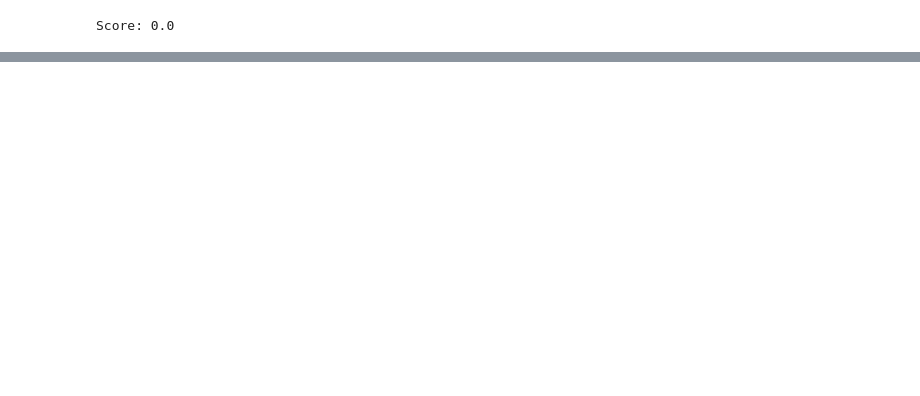
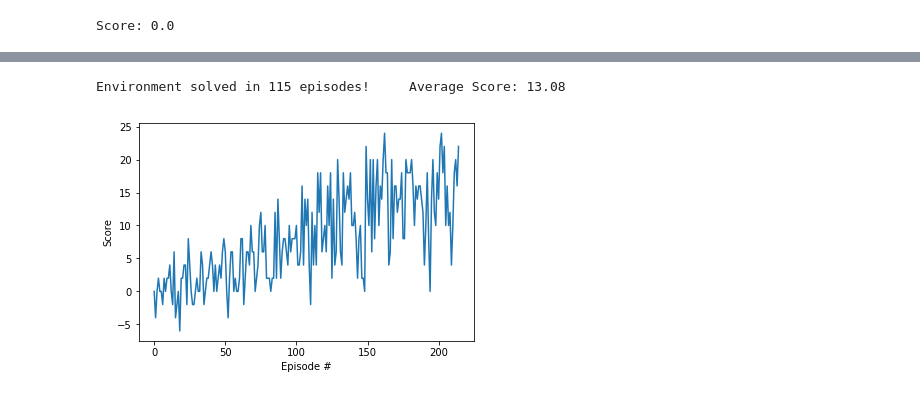
Before and after one commit to yosoufe/DRLND_Navigation_P1, a Jupyter notebook: Navigation.ipynb, the cells around one changed output, grey strips where cells are left out. Drawn from its saved outputs; the diff is of its cells as text; code cells hidden in the pictures; blank space fills up the shorter version.

Commit message:
first trained one

```diff
--- a/Navigation.ipynb
+++ b/Navigation.ipynb
@@ -29,5 +36,5 @@ env = UnityEnvironment(file_name="Banana.app")
 # %%
-env = UnityEnvironment(file_name="../Banana_Linux/Banana.x86_64")
+env = UnityEnvironment(file_name="../Banana_Linux/Banana.x86_64", no_graphics=True)
 # %% [output]
 INFO:unityagents:
 'Academy' started successfully!
@@ -101,9 +121,15 @@ Of course, as part of the project, you'll have to change the code so that the ag
 # %%
-env_info = env.reset(train_mode=False)[brain_name] # reset the environment
+from dqn_agent import Agent
+
+agent = Agent(state_size=37, action_size=4, seed=0)
+
+env_info = env.reset(train_mode=True)[brain_name] # reset the environment
 state = env_info.vector_observations[0]            # get the current state
 score = 0                                          # initialize the score
-while True:
-    action = np.random.randint(action_size)        # select an action
+
+for j in range(10):
+    # print("\rstate: {} {}".format(state.tolist(), " "*100), end=" ")
+    action = agent.act(state)        # select an action
     env_info = env.step(action)[brain_name]        # send the action to the environment
     next_state = env_info.vector_observations[0]   # get the next state
     reward = env_info.rewards[0]                   # get the reward
@@ -129,0 +145,60 @@ env_info = env.reset(train_mode=True)[brain_name]
+# %%
+def dqn(n_episodes=500, max_t=500, eps_start=1.0, eps_end=0.001, eps_decay=0.995):
+    """Deep Q-Learning.
+
+    Params
+    ======
+        n_episodes (int): maximum number of training episodes
+        max_t (int): maximum number of timesteps per episode
+        eps_start (float): starting value of epsilon, for epsilon-greedy action selection
+        eps_end (float): minimum value of epsilon
+        eps_decay (float): multiplicative factor (per episode) for decreasing epsilon
+    """
+    scores = []                        # list containing scores from each episode
+    scores_window = deque(maxlen=100)  # last 100 scores
+    eps = eps_start                    # initialize epsilon
+
+
+    tqm = trange(1, n_episodes+1, desc='Episode 0\tAverage Score: 0.00', leave=True) #
+    for i_episode in tqm: # range(1, n_episodes+1)
+        env_info = env.reset(train_mode=True)[brain_name] # reset the environment
+        state = env_info.vector_observations[0]            # get the current state
+        score = 0
+        sum_reward = 0
+        for t in range(max_t):
+            action = agent.act(state, eps)
+            env_info = env.step(action)[brain_name]
+
+            next_state = env_info.vector_observations[0]   # get the next state
+            reward = env_info.rewards[0]                   # get the reward
+            done = env_info.local_done[0]                  # see if episode has finished
+            score += reward                                # update the score
+
+            agent.step(state, action, reward, next_state, done)
+            state = next_state
+            score += reward
+            if done:
+                break
+        scores_window.append(score)       # save most recent score
+        scores.append(score)              # save most recent score
+        eps = max(eps_end, eps_decay*eps) # decrease epsilon
+        tqm.set_description('Episode {}\tAverage Score: {:.2f}'.format(i_episode, np.mean(scores_window)))
+        tqm.refresh() # to show immediately the update
+        if np.mean(scores_window)>=13:
+            print('\nEnvironment solved in {:d} episodes!\tAverage Score: {:.2f}'.format(i_episode-100, np.mean(scores_window)))
+            torch.save(agent.qnetwork_local.state_dict(), 'checkpoint.pth')
+            break
+    return scores
+
+scores = dqn()
+
+# plot the scores
+fig = plt.figure()
+ax = fig.add_subplot(111)
+plt.plot(np.arange(len(scores)), scores)
+plt.ylabel('Score')
+plt.xlabel('Episode #')
+plt.show()
+# %% [output]
+Environment solved in 115 episodes!     Average Score: 13.08
+[figure, added]
```
Also changed, not shown: parts of 9 cells of this notebook, 6 other files.
